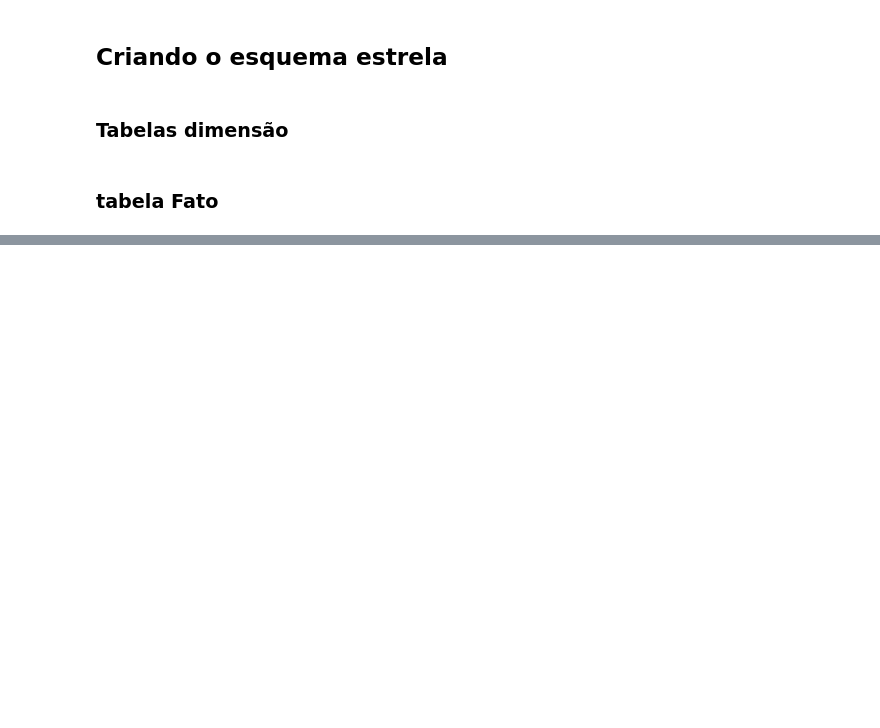
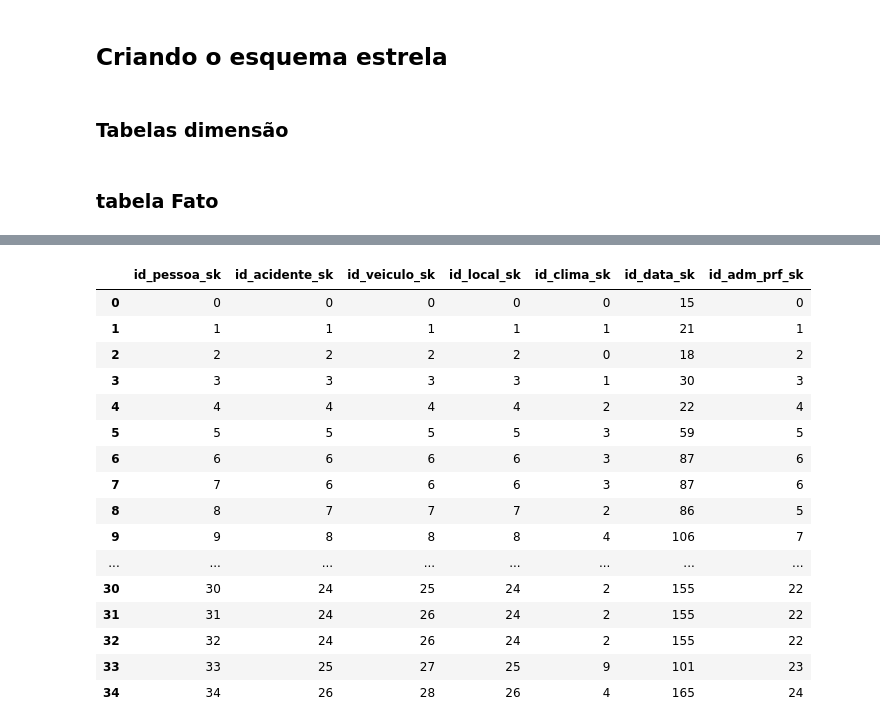
Before and after one commit to alisson-vini/Projeto_integracao_dados, a Jupyter notebook: Notebooks/ETL.ipynb, the cells around one changed output, grey strips where cells are left out. Drawn from its saved outputs; the diff is of its cells as text; code cells hidden in the pictures; blank space fills up the shorter version.

Commit message:
adição do código para gerar o banco de dados SQlite que vai receber os dadaframes criados no arquivo ETL

```diff
--- a/Notebooks/ETL.ipynb
+++ b/Notebooks/ETL.ipynb
@@ -580,0 +623,32 @@ fact_pessoa_acidente = fato[
+# %%
+conn = sqlite3.connect(os.path.join(PASTA_TRABALHO, "BD" ,"acidentes_prf.db"))
+
+# Ler uma tabela inteira
+df = pd.read_sql("SELECT * FROM dim_pessoa", conn)
+
+# Ou fazer uma query com JOIN
+query = """
+    SELECT * FROM fact_pessoa_acidente
+    LIMIT 35
+"""
+resultado = pd.read_sql(query, conn)
+display(resultado)
+conn.close()
+# %% [output]
+|  | id_pessoa_sk | id_acidente_sk | id_veiculo_sk | id_local_sk | id_clima_sk | id_data_sk | id_adm_prf_sk |
+| 0 | 0 | 0 | 0 | 0 | 0 | 15 | 0 |
+| 1 | 1 | 1 | 1 | 1 | 1 | 21 | 1 |
+| 2 | 2 | 2 | 2 | 2 | 0 | 18 | 2 |
+| 3 | 3 | 3 | 3 | 3 | 1 | 30 | 3 |
+| 4 | 4 | 4 | 4 | 4 | 2 | 22 | 4 |
+| 5 | 5 | 5 | 5 | 5 | 3 | 59 | 5 |
+| 6 | 6 | 6 | 6 | 6 | 3 | 87 | 6 |
+| 7 | 7 | 6 | 6 | 6 | 3 | 87 | 6 |
+| 8 | 8 | 7 | 7 | 7 | 2 | 86 | 5 |
+| 9 | 9 | 8 | 8 | 8 | 4 | 106 | 7 |
+| ... | ... | ... | ... | ... | ... | ... | ... |
+| 30 | 30 | 24 | 25 | 24 | 2 | 155 | 22 |
+| 31 | 31 | 24 | 26 | 24 | 2 | 155 | 22 |
+| 32 | 32 | 24 | 26 | 24 | 2 | 155 | 22 |
+| 33 | 33 | 25 | 27 | 25 | 9 | 101 | 23 |
+| 34 | 34 | 26 | 28 | 26 | 4 | 165 | 24 |
```
Also changed, not shown: parts of 2 cells of this notebook, 1 other file.
